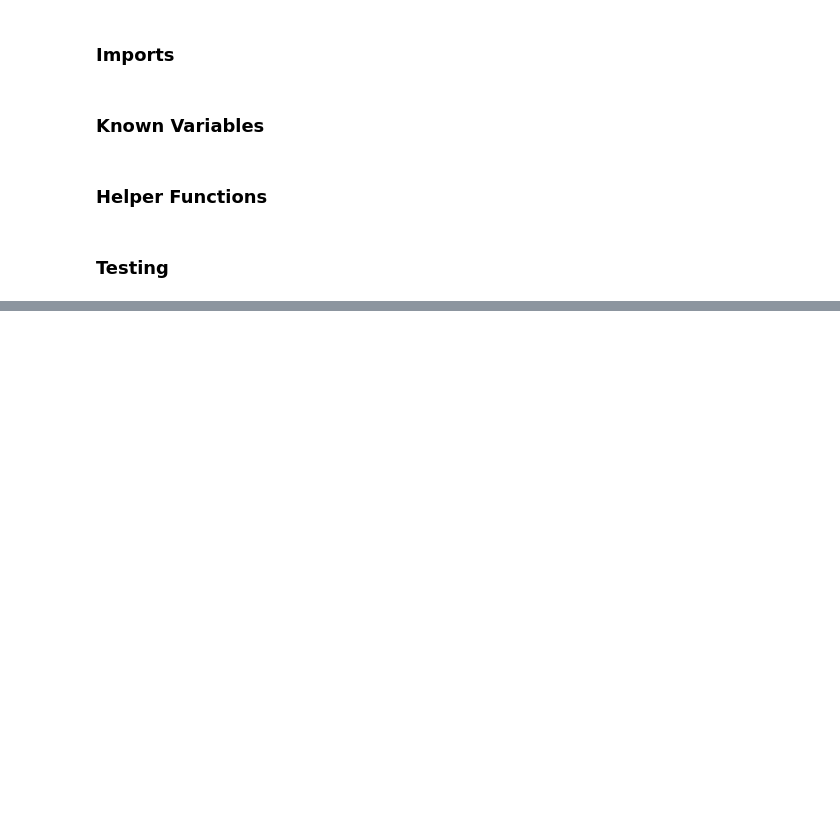
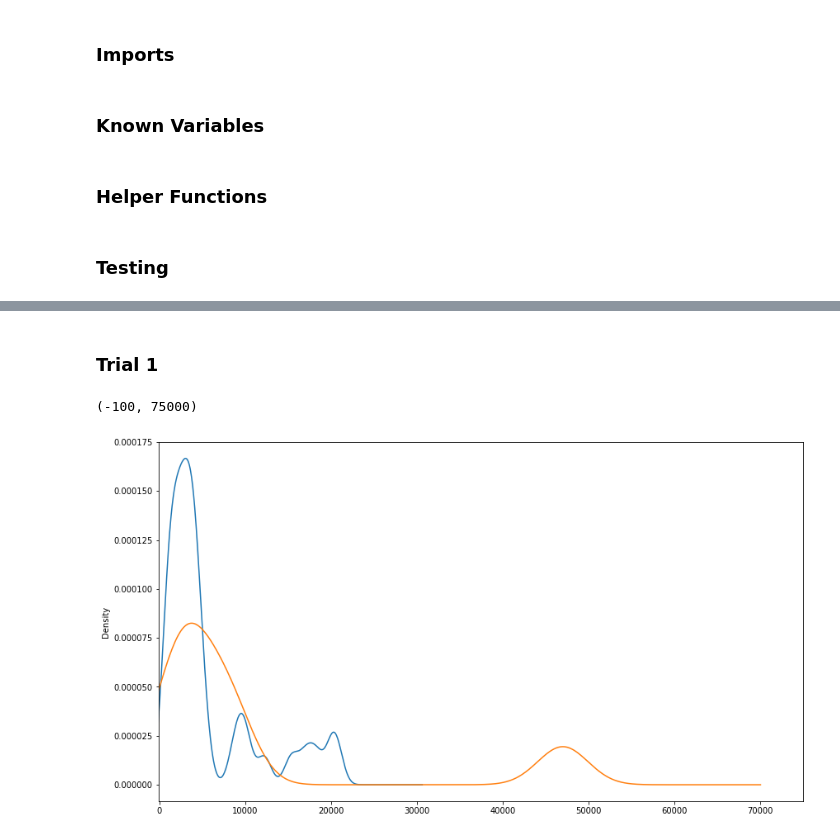
Before and after one commit to c1rowe/cogs189final, a Jupyter notebook: DataEpoching.ipynb, the cells around one changed output, grey strips where cells are left out. Cells and saved outputs as stored; diff of their text form; code cells hidden in the pictures; blank space fills up the shorter version.

```diff
--- a/DataEpoching.ipynb
+++ b/DataEpoching.ipynb
@@ -134,0 +148,8 @@ def custom_filter(trial):
+# %%
+#
+# Takes in all trials and epochs them with the 'single_epoch' function
+#
+def epoch_trials(all_trials):
+    for i in range(0,len(all_trials)):
+        all_trials[i] = single_epoch(all_trials[i], 0)
+    return all_trials
@@ -182,0 +176,7 @@ array([0., 0., 0., 0., 0., 0., 0., 0., 0., 0., 0., 0., 0., 0., 0., 0., 0.,
+# %%
+# Splits the full data into separate dataframes per waldo search trial
+trials = split_trials(cece_trial)
+
+# Epochs the split up trials into epochs of length 'epoch_length' defined on top of the document
+# The epoch corresponding to the found stage has its 'Event' column set to 1
+epoched_trials = epoch_trials(trials)
@@ -182,0 +199,14 @@ array([0., 0., 0., 0., 0., 0., 0., 0., 0., 0., 0., 0., 0., 0., 0., 0., 0.,
+# %% [markdown]
+### Trial 1
+# %%
+trial1 = epoched_trials[0]
+# %%
+not_found_stage_1 = trial1.loc[trial1['Event']==0]
+found_stage_1 = trial1.loc[trial1['Event']==1]
+# %%
+not_found_stage_1['Low Gamma'].plot.kde(figsize=(14,8))
+found_stage_1['Low Gamma'].plot.kde(figsize=(14,8))
+plt.xlim(-100, 75000)
+# %% [output]
+(-100, 75000)
+[figure, added]
```
Also changed, not shown: parts of 23 cells of this notebook.
